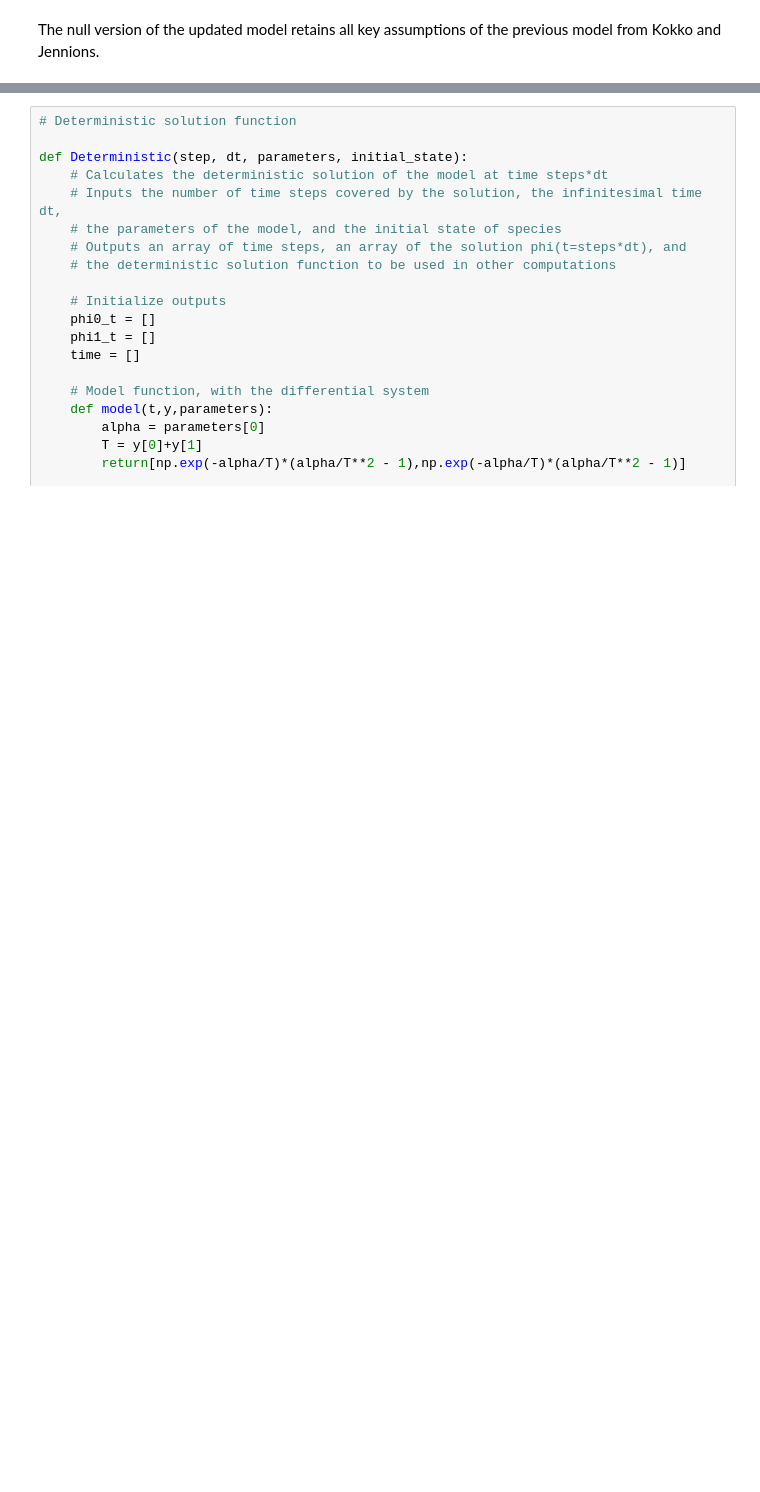
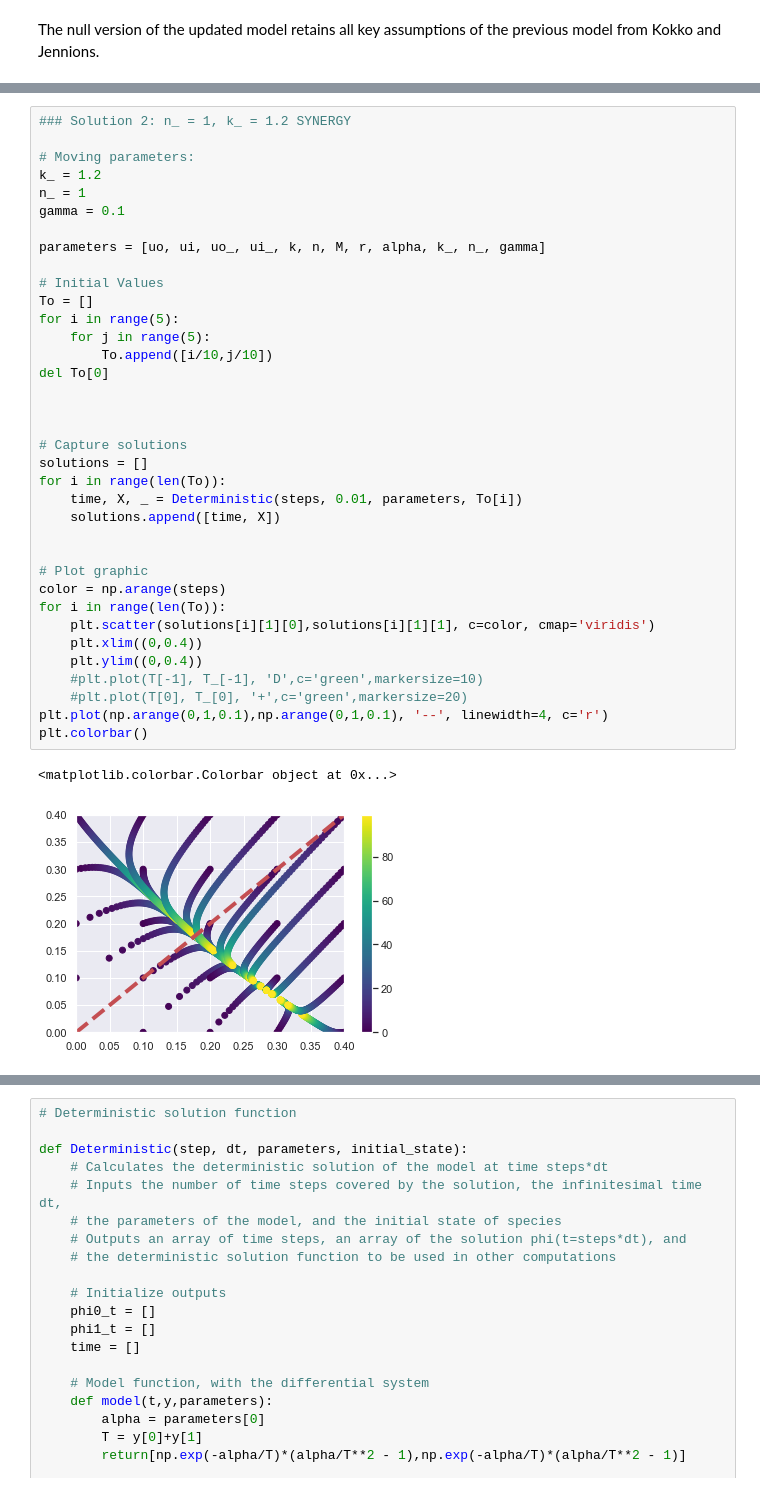
Before and after one commit to LR-GUI/My-Projects, a Jupyter notebook: Ecology/Ecology-Fromhage_Jennions_2016.ipynb, the cells around one changed output, grey strips where cells are left out. Drawn from its saved outputs; the diff is of its cells as text; blank space fills up the shorter version.

```diff
--- a/Ecology/Ecology-Fromhage_Jennions_2016.ipynb
+++ b/Ecology/Ecology-Fromhage_Jennions_2016.ipynb
@@ -313,0 +369,39 @@ plt.colorbar()
+# %%
+### Solution 2: n_ = 1, k_ = 1.2 SYNERGY
+
+# Moving parameters:
+k_ = 1.2
+n_ = 1
+gamma = 0.1
+
+parameters = [uo, ui, uo_, ui_, k, n, M, r, alpha, k_, n_, gamma]
+
+# Initial Values
+To = []
+for i in range(5):
+    for j in range(5):
+        To.append([i/10,j/10])
+del To[0]
+
+
+
+# Capture solutions
+solutions = []
+for i in range(len(To)):
+    time, X, _ = Deterministic(steps, 0.01, parameters, To[i])
+    solutions.append([time, X])
+
+
+# Plot graphic
+color = np.arange(steps)
+for i in range(len(To)):
+    plt.scatter(solutions[i][1][0],solutions[i][1][1], c=color, cmap='viridis')
+    plt.xlim((0,0.4))
+    plt.ylim((0,0.4))
+    #plt.plot(T[-1], T_[-1], 'D',c='green',markersize=10)
+    #plt.plot(T[0], T_[0], '+',c='green',markersize=20)
+plt.plot(np.arange(0,1,0.1),np.arange(0,1,0.1), '--', linewidth=4, c='r')
+plt.colorbar()
+# %% [output]
+<matplotlib.colorbar.Colorbar object at 0x...>
+[figure, added]
```
Also changed, not shown: parts of 12 cells of this notebook.
